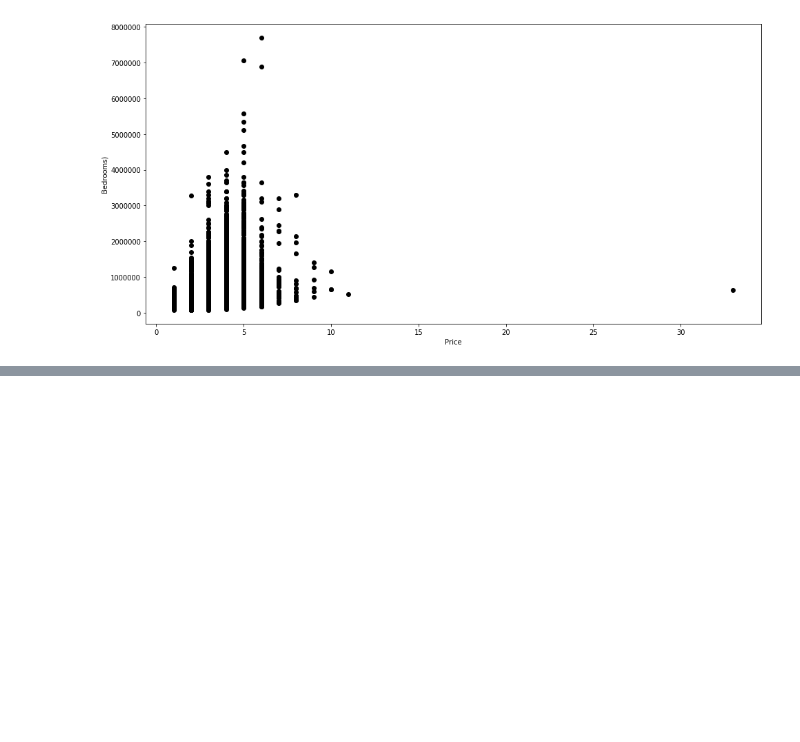
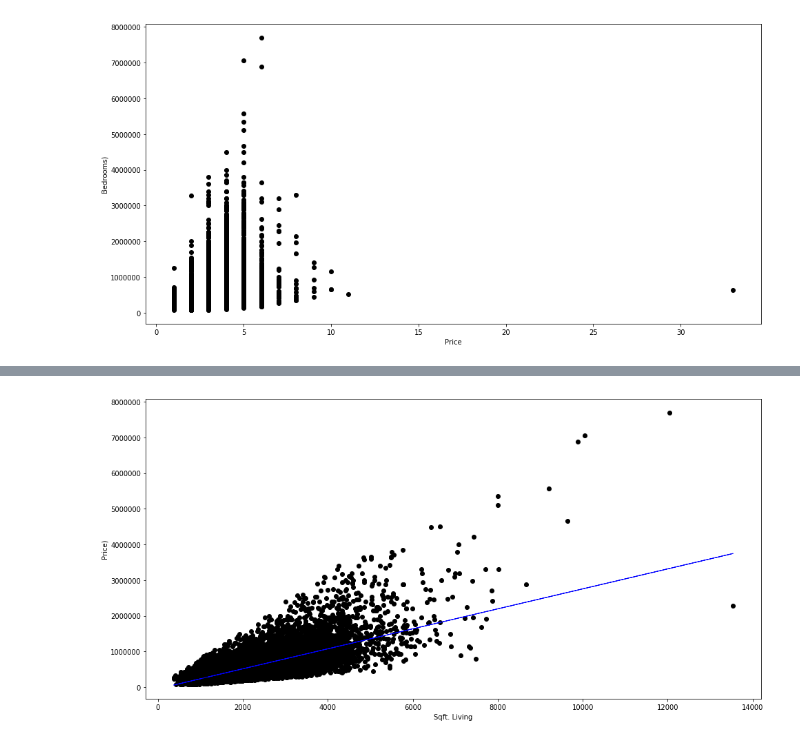
Before and after one commit to jonnelbenjamin/coachmod4project, a Jupyter notebook: modeling.ipynb, the cells around one changed output, grey strips where cells are left out. Cells and saved outputs as stored; diff of their text form; code cells hidden in the pictures; blank space fills up the shorter version.

```diff
--- a/modeling.ipynb
+++ b/modeling.ipynb
@@ -113,0 +149,18 @@ plt.show()
+# %%
+plt.figure(figsize=(16, 8))
+plt.scatter(
+    cleaned_KC['sqft_living'],
+    cleaned_KC['price'],
+    c='black'
+)
+plt.plot(
+    cleaned_KC['sqft_living'],
+    predictions,
+    c='blue',
+    linewidth=1
+)
+plt.xlabel("Sqft. Living")
+plt.ylabel("Price)")
+plt.show()
+# %% [output]
+[figure, added]
```
Also changed, not shown: parts of 9 cells of this notebook.
